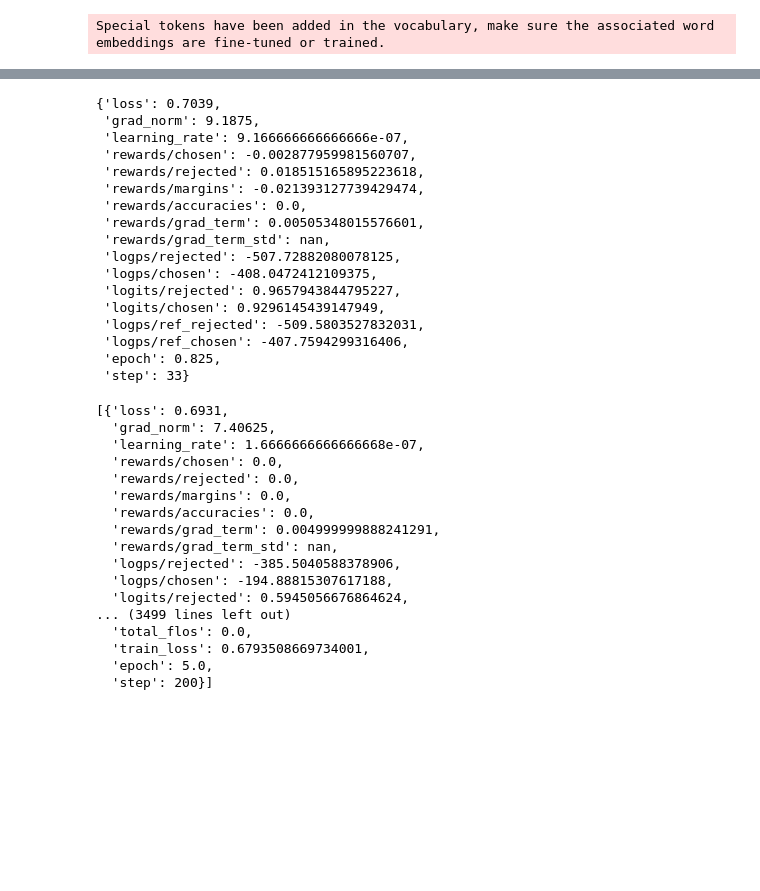
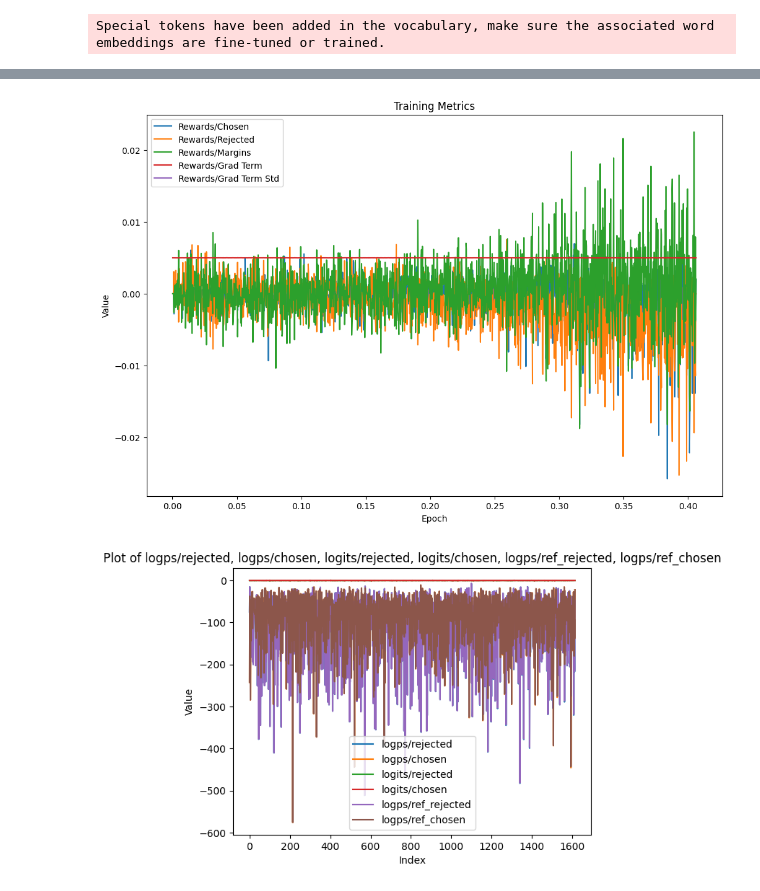
Before and after one commit to sergeykochetkov/turbo-alignment, a Jupyter notebook: tutorials/dpo/dpo.ipynb, the cells around one changed output, grey strips where cells are left out. Cells and saved outputs as stored; diff of their text form; code cells hidden in the pictures; blank space fills up the shorter version.

```diff
--- a/tutorials/dpo/dpo.ipynb
+++ b/tutorials/dpo/dpo.ipynb
@@ -306,40 +347,27 @@ for i,j in enumerate(strategy.trainer.state.log_history):
-# %%
-strategy.trainer.state.log_history[33]
-# %% [output]
-{'loss': 0.7039,
- 'grad_norm': 9.1875,
- 'learning_rate': 9.166666666666666e-07,
- 'rewards/chosen': -0.002877959981560707,
- 'rewards/rejected': 0.018515165895223618,
- 'rewards/margins': -0.021393127739429474,
- 'rewards/accuracies': 0.0,
- 'rewards/grad_term': 0.00505348015576601,
- 'rewards/grad_term_std': nan,
- 'logps/rejected': -507.72882080078125,
- 'logps/chosen': -408.0472412109375,
- 'logits/rejected': 0.9657943844795227,
- 'logits/chosen': 0.9296145439147949,
- 'logps/ref_rejected': -509.5803527832031,
- 'logps/ref_chosen': -407.7594299316406,
- 'epoch': 0.825,
- 'step': 33}
-# %%
-strategy.trainer.state.log_history
-# %% [output]
-[{'loss': 0.6931,
-  'grad_norm': 7.40625,
-  'learning_rate': 1.6666666666666668e-07,
-  'rewards/chosen': 0.0,
-  'rewards/rejected': 0.0,
-  'rewards/margins': 0.0,
-  'rewards/accuracies': 0.0,
-  'rewards/grad_term': 0.004999999888241291,
-  'rewards/grad_term_std': nan,
-  'logps/rejected': -385.5040588378906,
-  'logps/chosen': -194.88815307617188,
-  'logits/rejected': 0.5945056676864624,
-... (3499 lines left out)
-  'total_flos': 0.0,
-  'train_loss': 0.6793508669734001,
-  'epoch': 5.0,
-  'step': 200}]
+# %%
+fig, ax = plt.subplots(figsize=(12, 8))
+
+ax.plot(log_df['epoch'], log_df['rewards/chosen'], label='Rewards/Chosen')
+ax.plot(log_df['epoch'], log_df['rewards/rejected'], label='Rewards/Rejected')
+ax.plot(log_df['epoch'], log_df['rewards/margins'], label='Rewards/Margins')
+#ax.plot(log_df['epoch'], log_df['rewards/accuracies'], label='Rewards/Accuracies')
+ax.plot(log_df['epoch'], log_df['rewards/grad_term'], label='Rewards/Grad Term')
+ax.plot(log_df['epoch'], log_df['rewards/grad_term_std'], label='Rewards/Grad Term Std')
+
+ax.set_xlabel('Epoch')
+ax.set_ylabel('Value')
+ax.set_title('Training Metrics')
+ax.legend()
+
+plt.show()
+# %% [output]
+[figure, added]
+# %%
+log_df.plot(y=['logps/rejected', 'logps/chosen', 'logits/rejected', 'logits/chosen', 'logps/ref_rejected', 'logps/ref_chosen'])
+plt.legend()
+plt.xlabel('Index')
+plt.ylabel('Value')
+plt.title('Plot of logps/rejected, logps/chosen, logits/rejected, logits/chosen, logps/ref_rejected, logps/ref_chosen')
+plt.show()
+# %% [output]
+[figure, added]
```
Also changed, not shown: parts of 27 cells of this notebook.
